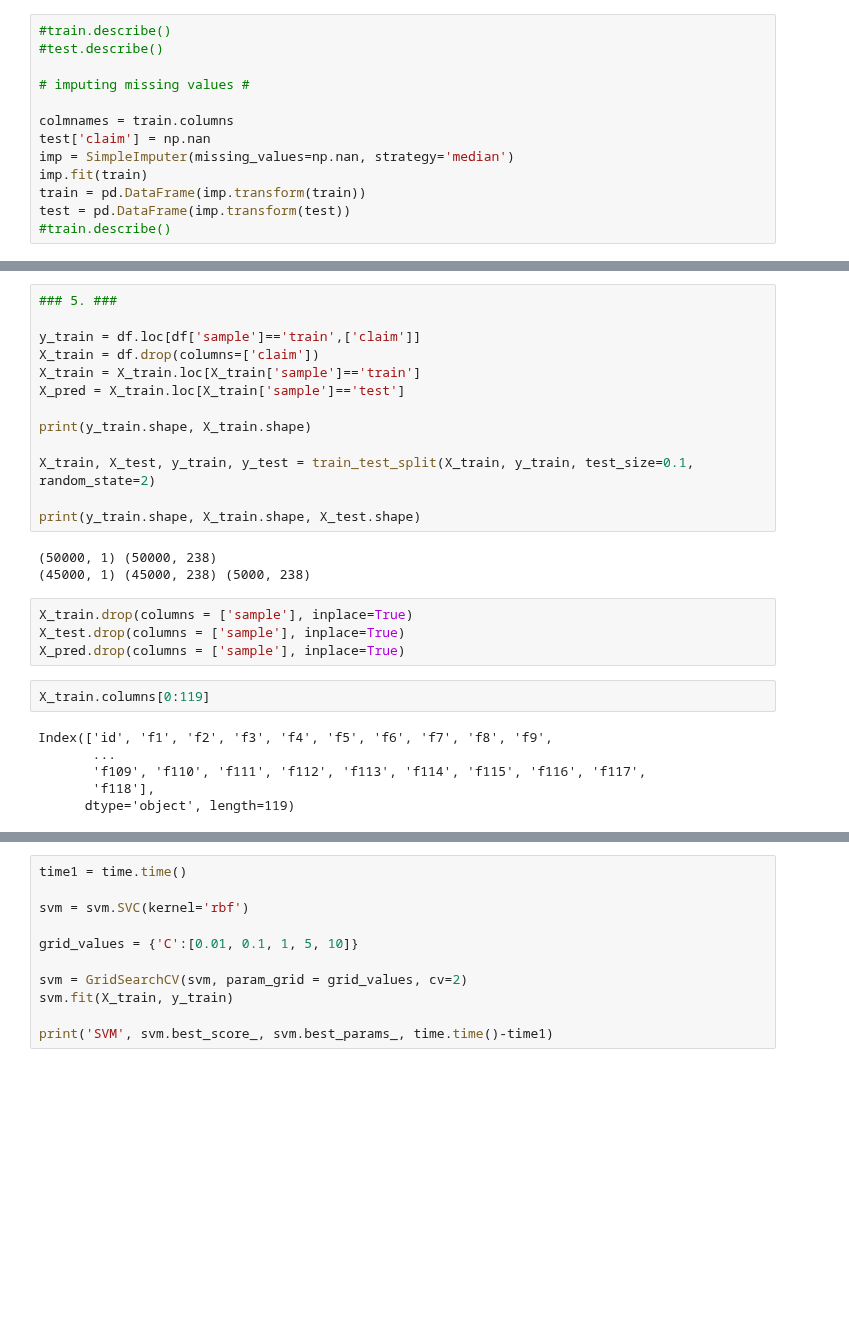
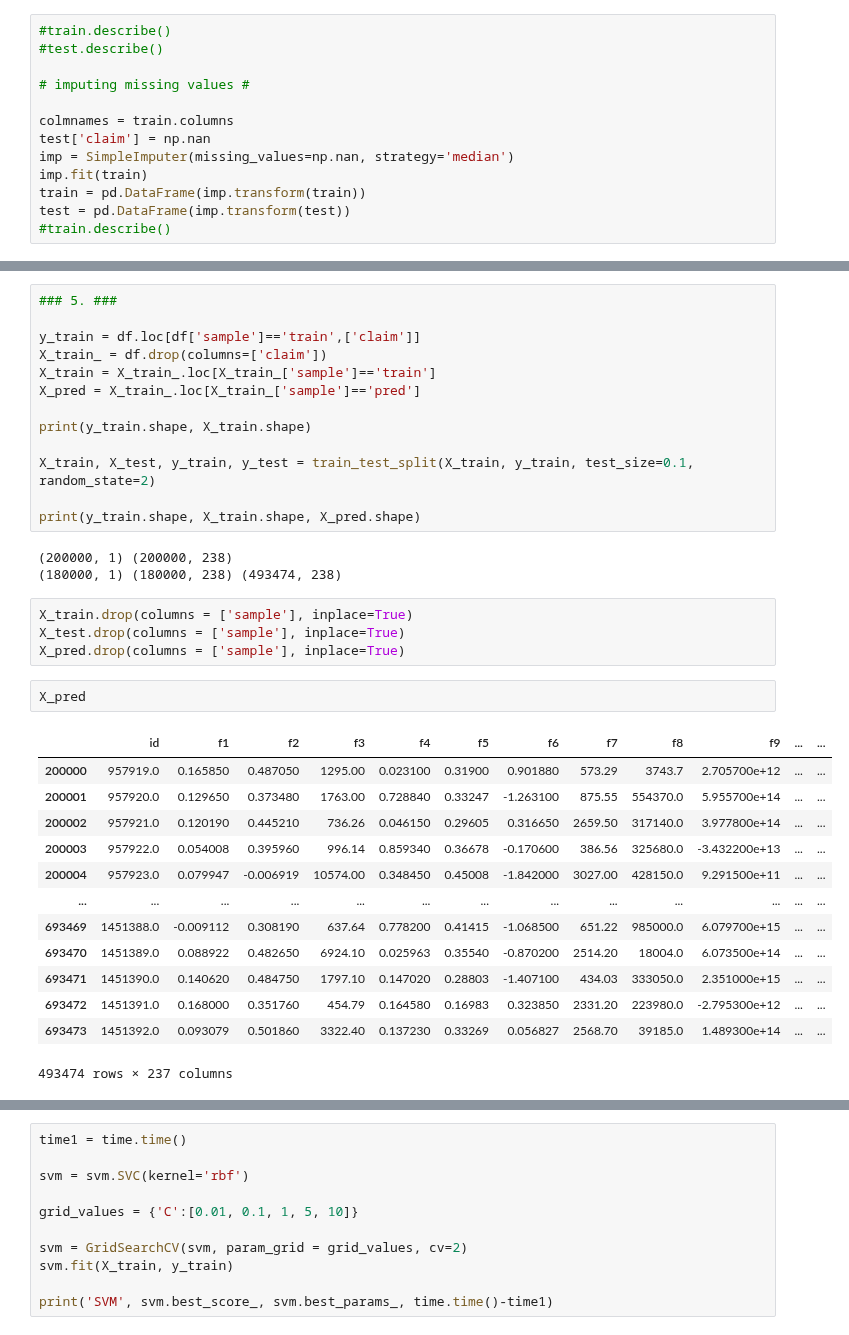
Before and after one commit to MykolaPinchuk/Kaggle, a Jupyter notebook: sep21-playgr.ipynb, the cells around one changed output, grey strips where cells are left out. Drawn from its saved outputs; the diff is of its cells as text; blank space fills up the shorter version.

```diff
--- a/sep21-playgr.ipynb
+++ b/sep21-playgr.ipynb
@@ -163,30 +175,38 @@ df
 ### 5. ###
 
 y_train = df.loc[df['sample']=='train',['claim']]
-X_train = df.drop(columns=['claim'])
-X_train = X_train.loc[X_train['sample']=='train']
-X_pred = X_train.loc[X_train['sample']=='test']
+X_train_ = df.drop(columns=['claim'])
+X_train = X_train_.loc[X_train_['sample']=='train']
+X_pred = X_train_.loc[X_train_['sample']=='pred']
 
 print(y_train.shape, X_train.shape)
 
 X_train, X_test, y_train, y_test = train_test_split(X_train, y_train, test_size=0.1, random_state=2)
 
-print(y_train.shape, X_train.shape, X_test.shape)
+print(y_train.shape, X_train.shape, X_pred.shape)
 # %% [output]
-(50000, 1) (50000, 238)
-(45000, 1) (45000, 238) (5000, 238)
+(200000, 1) (200000, 238)
+(180000, 1) (180000, 238) (493474, 238)
 # %%
 X_train.drop(columns = ['sample'], inplace=True)
 X_test.drop(columns = ['sample'], inplace=True)
 X_pred.drop(columns = ['sample'], inplace=True)
-# %%
-X_train.columns[0:119]
-# %% [output]
-Index(['id', 'f1', 'f2', 'f3', 'f4', 'f5', 'f6', 'f7', 'f8', 'f9',
-       ...
-       'f109', 'f110', 'f111', 'f112', 'f113', 'f114', 'f115', 'f116', 'f117',
-       'f118'],
-      dtype='object', length=119)
+# %%
+X_pred
+# %% [output]
+|  | id | f1 | f2 | f3 | f4 | f5 | f6 | f7 | f8 | f9 | ... | ... |
+| 200000 | 957919.0 | 0.165850 | 0.487050 | 1295.00 | 0.023100 | 0.31900 | 0.901880 | 573.29 | 3743.7 | 2.705700e+12 | ... | ... |
+| 200001 | 957920.0 | 0.129650 | 0.373480 | 1763.00 | 0.728840 | 0.33247 | -1.263100 | 875.55 | 554370.0 | 5.955700e+14 | ... | ... |
+| 200002 | 957921.0 | 0.120190 | 0.445210 | 736.26 | 0.046150 | 0.29605 | 0.316650 | 2659.50 | 317140.0 | 3.977800e+14 | ... | ... |
+| 200003 | 957922.0 | 0.054008 | 0.395960 | 996.14 | 0.859340 | 0.36678 | -0.170600 | 386.56 | 325680.0 | -3.432200e+13 | ... | ... |
+| 200004 | 957923.0 | 0.079947 | -0.006919 | 10574.00 | 0.348450 | 0.45008 | -1.842000 | 3027.00 | 428150.0 | 9.291500e+11 | ... | ... |
+| ... | ... | ... | ... | ... | ... | ... | ... | ... | ... | ... | ... | ... |
+| 693469 | 1451388.0 | -0.009112 | 0.308190 | 637.64 | 0.778200 | 0.41415 | -1.068500 | 651.22 | 985000.0 | 6.079700e+15 | ... | ... |
+| 693470 | 1451389.0 | 0.088922 | 0.482650 | 6924.10 | 0.025963 | 0.35540 | -0.870200 | 2514.20 | 18004.0 | 6.073500e+14 | ... | ... |
+| 693471 | 1451390.0 | 0.140620 | 0.484750 | 1797.10 | 0.147020 | 0.28803 | -1.407100 | 434.03 | 333050.0 | 2.351000e+15 | ... | ... |
+| 693472 | 1451391.0 | 0.168000 | 0.351760 | 454.79 | 0.164580 | 0.16983 | 0.323850 | 2331.20 | 223980.0 | -2.795300e+12 | ... | ... |
+| 693473 | 1451392.0 | 0.093079 | 0.501860 | 3322.40 | 0.137230 | 0.33269 | 0.056827 | 2568.70 | 39185.0 | 1.489300e+14 | ... | ... |
+493474 rows × 237 columns
 # %%
 ### 6. Scaling ###
 
```
Also changed, not shown: parts of 18 cells of this notebook.
